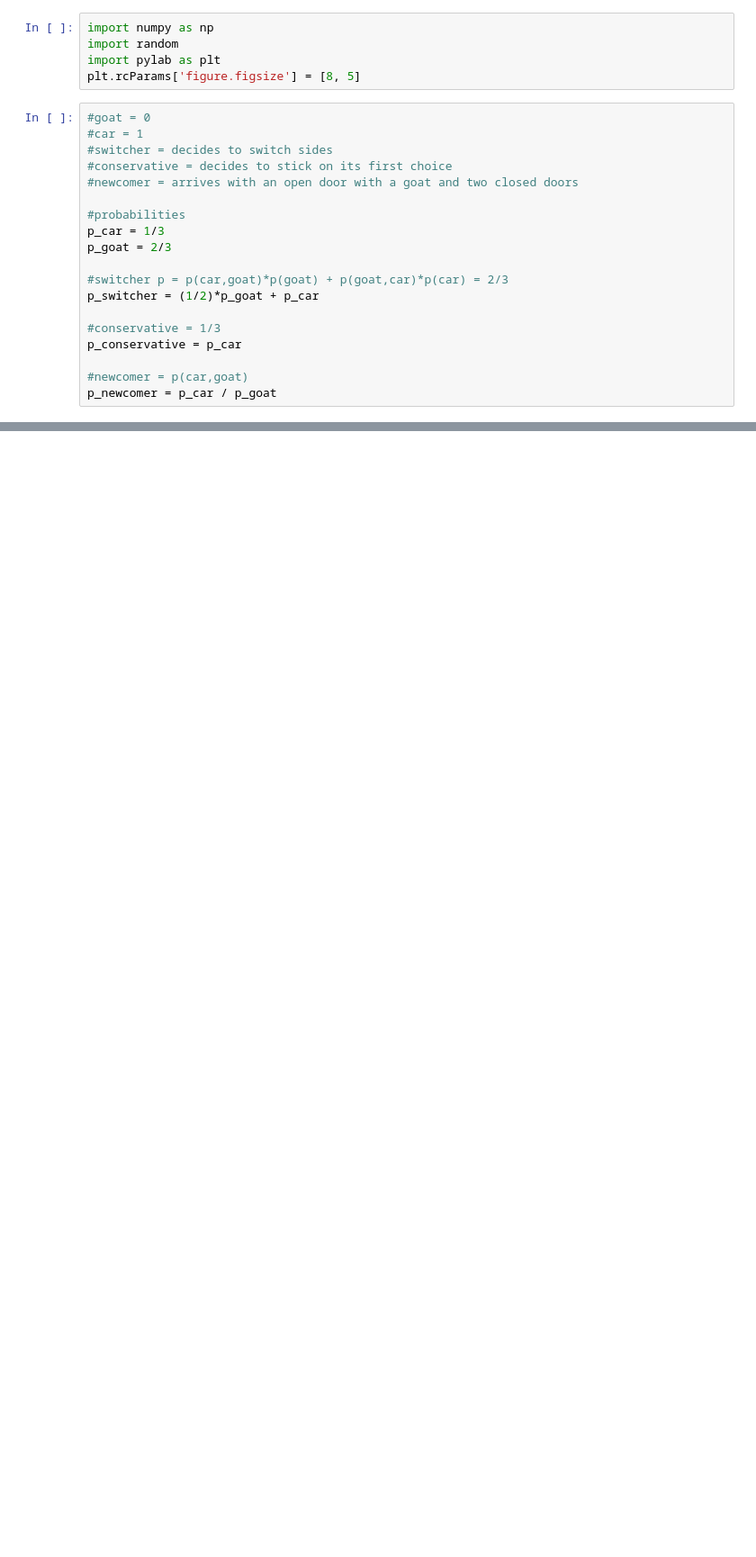
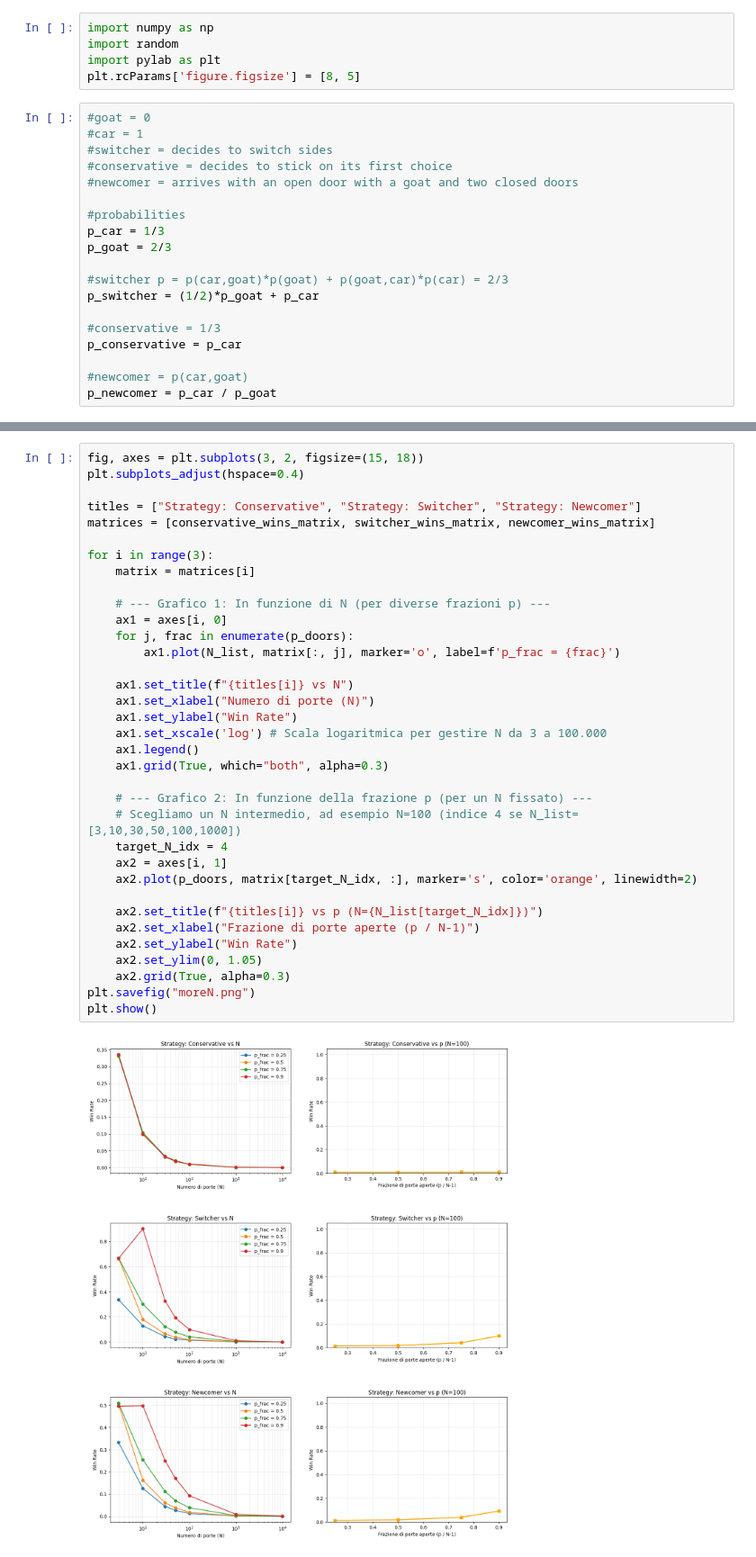
Before and after one commit to loredp02/astrostatistics_bicocca_2026, a Jupyter notebook: my_codes/ex_1_monty_hall.ipynb, the cells around one changed output, grey strips where cells are left out. Shown at 90% size. Cells and saved outputs as stored; diff of their text form; blank space fills up the shorter version.

```diff
--- a/my_codes/ex_1_monty_hall.ipynb
+++ b/my_codes/ex_1_monty_hall.ipynb
@@ -93,0 +165,37 @@ AttributeError: 'list' object has no attribute 'keys'
+# %%
+fig, axes = plt.subplots(3, 2, figsize=(15, 18))
+plt.subplots_adjust(hspace=0.4)
+
+titles = ["Strategy: Conservative", "Strategy: Switcher", "Strategy: Newcomer"]
+matrices = [conservative_wins_matrix, switcher_wins_matrix, newcomer_wins_matrix]
+
+for i in range(3):
+    matrix = matrices[i]
+
+    # --- Grafico 1: In funzione di N (per diverse frazioni p) ---
+    ax1 = axes[i, 0]
+    for j, frac in enumerate(p_doors):
+        ax1.plot(N_list, matrix[:, j], marker='o', label=f'p_frac = {frac}')
+
+    ax1.set_title(f"{titles[i]} vs N")
+    ax1.set_xlabel("Numero di porte (N)")
+    ax1.set_ylabel("Win Rate")
+    ax1.set_xscale('log') # Scala logaritmica per gestire N da 3 a 100.000
+    ax1.legend()
+    ax1.grid(True, which="both", alpha=0.3)
+
+    # --- Grafico 2: In funzione della frazione p (per un N fissato) ---
+    # Scegliamo un N intermedio, ad esempio N=100 (indice 4 se N_list=[3,10,30,50,100,1000])
+    target_N_idx = 4
+    ax2 = axes[i, 1]
+    ax2.plot(p_doors, matrix[target_N_idx, :], marker='s', color='orange', linewidth=2)
+
+    ax2.set_title(f"{titles[i]} vs p (N={N_list[target_N_idx]})")
+    ax2.set_xlabel("Frazione di porte aperte (p / N-1)")
+    ax2.set_ylabel("Win Rate")
+    ax2.set_ylim(0, 1.05)
+    ax2.grid(True, alpha=0.3)
+plt.savefig("moreN.png")
+plt.show()
+# %% [output]
+[figure, added]
```
Also changed, not shown: parts of 4 cells of this notebook, 2 other files.
